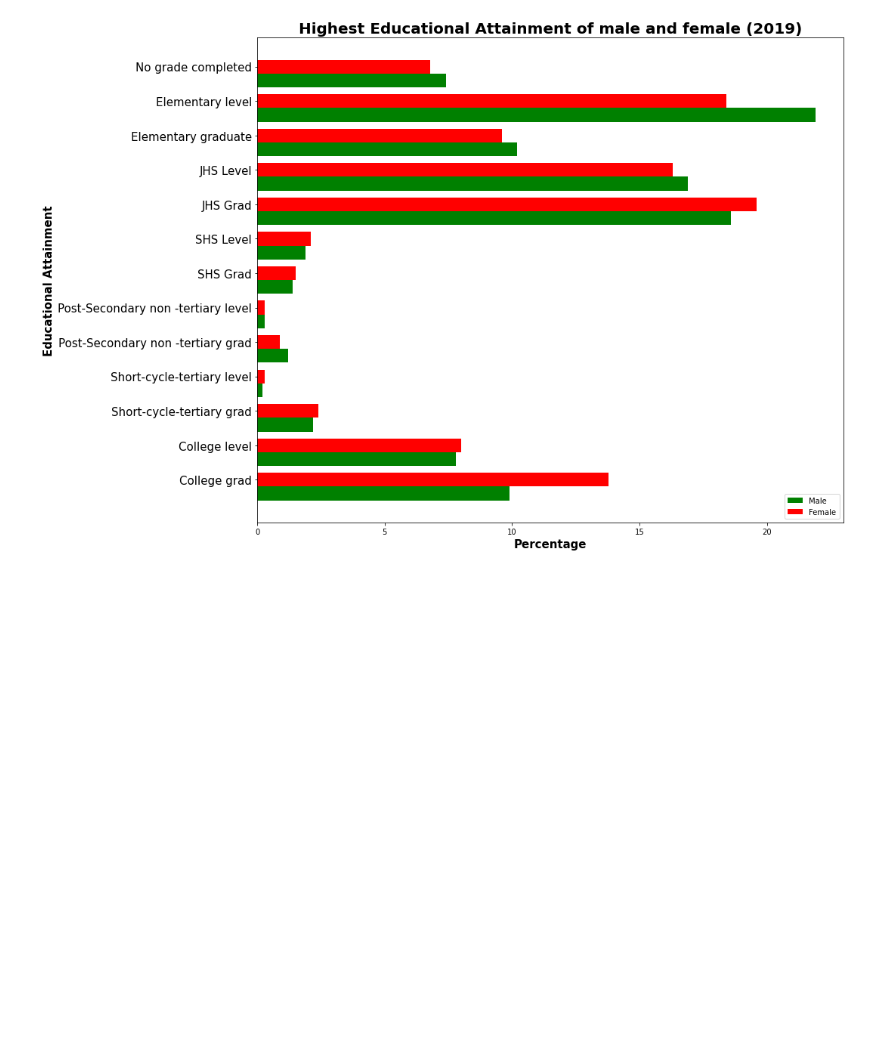
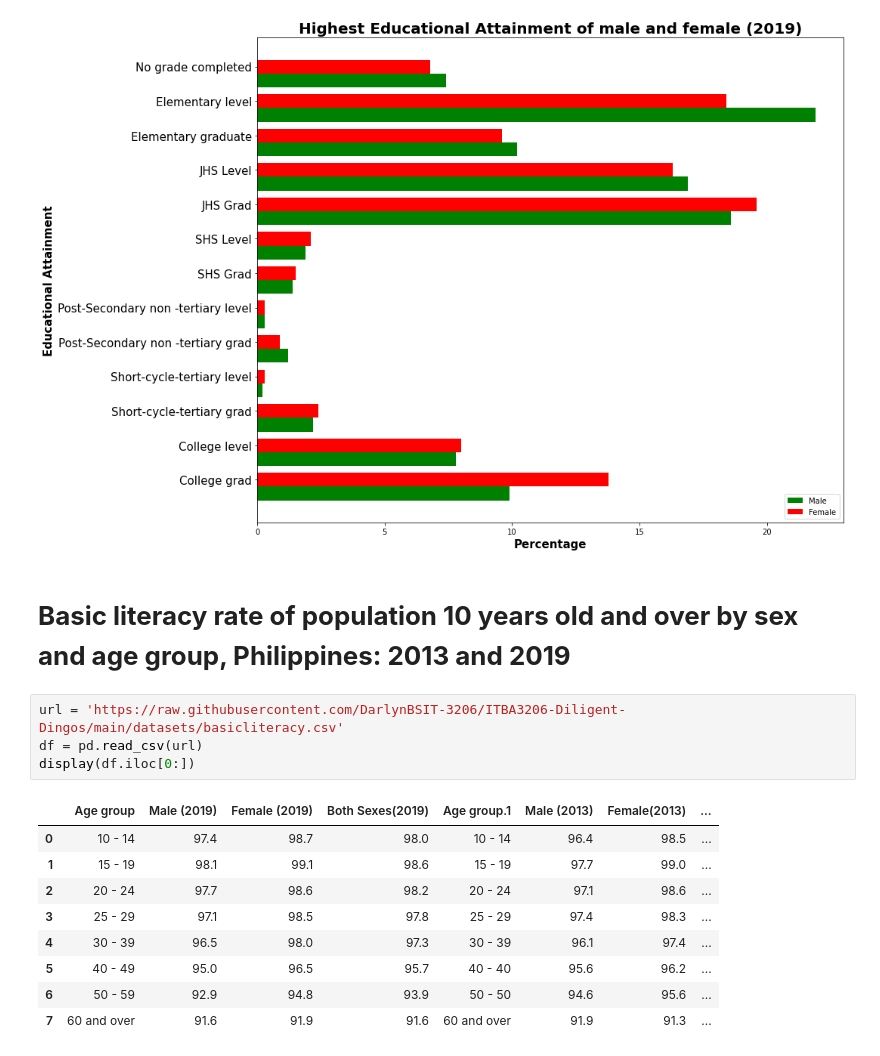
Before and after one commit to DarlynBSIT-3206/Gang-of-Greatness, a Jupyter notebook: Educational_System_Malpractice_and_Negligence_on_the_real_purpose_basis_of_education.ipynb, the cells around one changed output. Saved outputs shown, nothing was run; the diff lists cells and outputs as text; blank space fills up the shorter version.

```diff
--- a/Educational_System_Malpractice_and_Negligence_on_the_real_purpose_basis_of_education.ipynb
+++ b/Educational_System_Malpractice_and_Negligence_on_the_real_purpose_basis_of_education.ipynb
@@ -530,3 +531,19 @@ plt.tight_layout()
 plt.show()
 # %% [output]
 [figure]
+# %% [markdown]
+# **Basic literacy rate of population 10 years old and over by sex and age group, Philippines: 2013 and 2019**
+# %%
+url = 'https://raw.githubusercontent.com/DarlynBSIT-3206/ITBA3206-Diligent-Dingos/main/datasets/basicliteracy.csv'
+df = pd.read_csv(url)
+display(df.iloc[0:])
+# %% [output]
+|  | Age group | Male (2019) | Female (2019) | Both Sexes(2019) | Age group.1 | Male (2013) | Female(2013) | ... |
+| 0 | 10 - 14 | 97.4 | 98.7 | 98.0 | 10 - 14 | 96.4 | 98.5 | ... |
+| 1 | 15 - 19 | 98.1 | 99.1 | 98.6 | 15 - 19 | 97.7 | 99.0 | ... |
+| 2 | 20 - 24 | 97.7 | 98.6 | 98.2 | 20 - 24 | 97.1 | 98.6 | ... |
+| 3 | 25 - 29 | 97.1 | 98.5 | 97.8 | 25 - 29 | 97.4 | 98.3 | ... |
+| 4 | 30 - 39 | 96.5 | 98.0 | 97.3 | 30 - 39 | 96.1 | 97.4 | ... |
+| 5 | 40 - 49 | 95.0 | 96.5 | 95.7 | 40 - 40 | 95.6 | 96.2 | ... |
+| 6 | 50 - 59 | 92.9 | 94.8 | 93.9 | 50 - 50 | 94.6 | 95.6 | ... |
+| 7 | 60 and over | 91.6 | 91.9 | 91.6 | 60 and over | 91.9 | 91.3 | ... |
```
Also changed, not shown: parts of 2 cells of this notebook.
